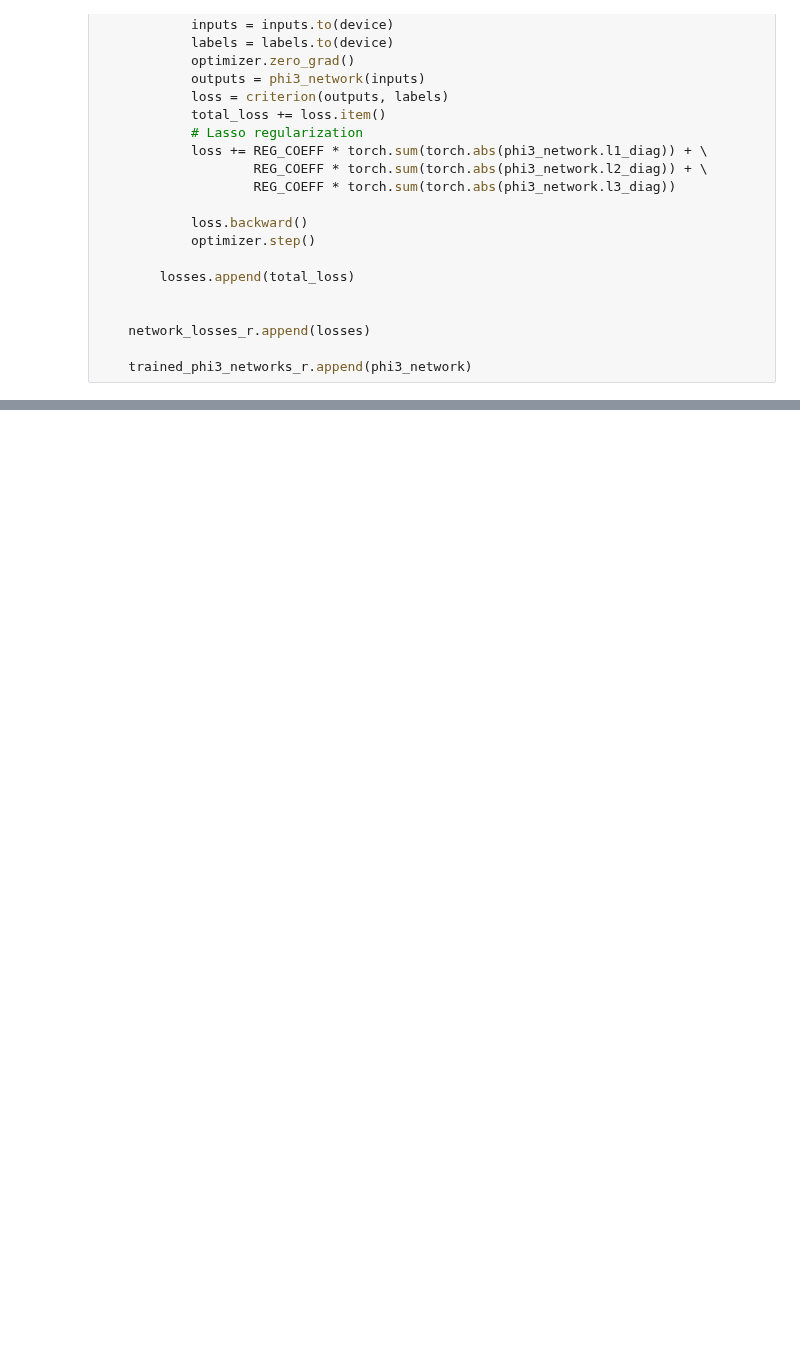
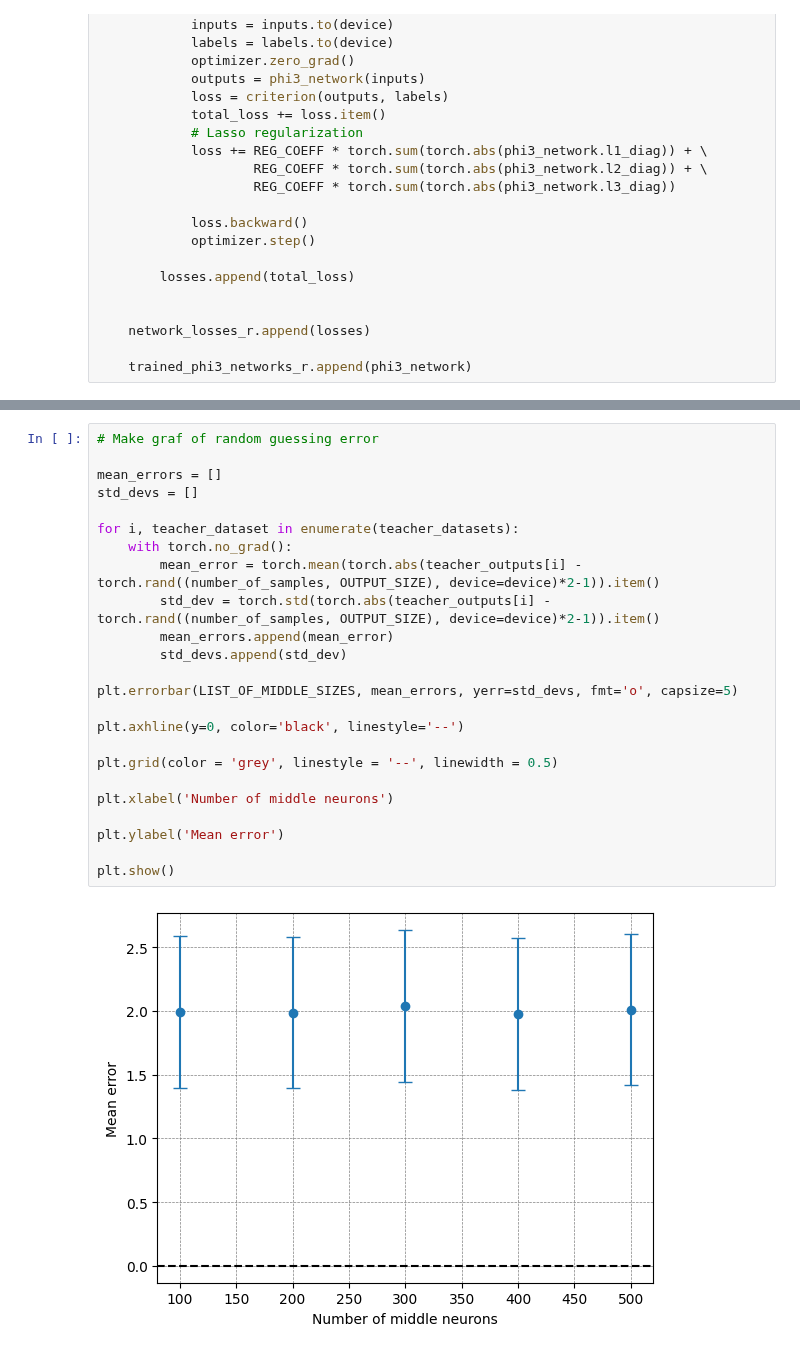
Before and after one commit to gianluca-peri/sparcs-test, a Jupyter notebook: extra_experiment.ipynb, the cells around one changed output, grey strips where cells are left out. Cells and saved outputs as stored; diff of their text form; blank space fills up the shorter version.

```diff
--- a/extra_experiment.ipynb
+++ b/extra_experiment.ipynb
@@ -420,0 +422,26 @@ Number of active nodes for teacher 5: 0
+# %%
+# Make graf of random guessing error
+
+mean_errors = []
+std_devs = []
+
+for i, teacher_dataset in enumerate(teacher_datasets):
+    with torch.no_grad():
+        mean_error = torch.mean(torch.abs(teacher_outputs[i] - torch.rand((number_of_samples, OUTPUT_SIZE), device=device)*2-1)).item()
+        std_dev = torch.std(torch.abs(teacher_outputs[i] - torch.rand((number_of_samples, OUTPUT_SIZE), device=device)*2-1)).item()
+        mean_errors.append(mean_error)
+        std_devs.append(std_dev)
+
+plt.errorbar(LIST_OF_MIDDLE_SIZES, mean_errors, yerr=std_devs, fmt='o', capsize=5)
+
+plt.axhline(y=0, color='black', linestyle='--')
+
+plt.grid(color = 'grey', linestyle = '--', linewidth = 0.5)
+
+plt.xlabel('Number of middle neurons')
+
+plt.ylabel('Mean error')
+
+plt.show()
+# %% [output]
+[figure, added]
```
Also changed, not shown: parts of 6 cells of this notebook.
